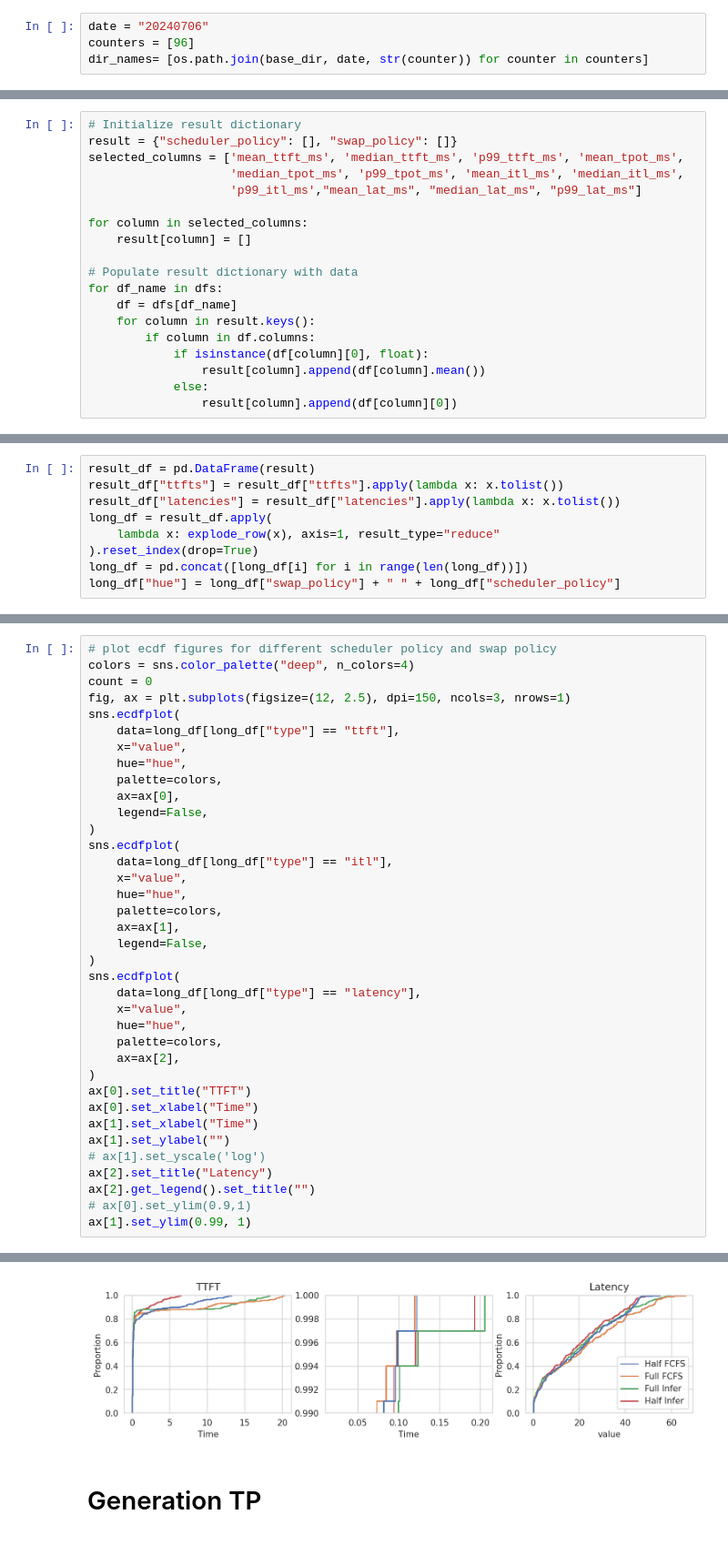
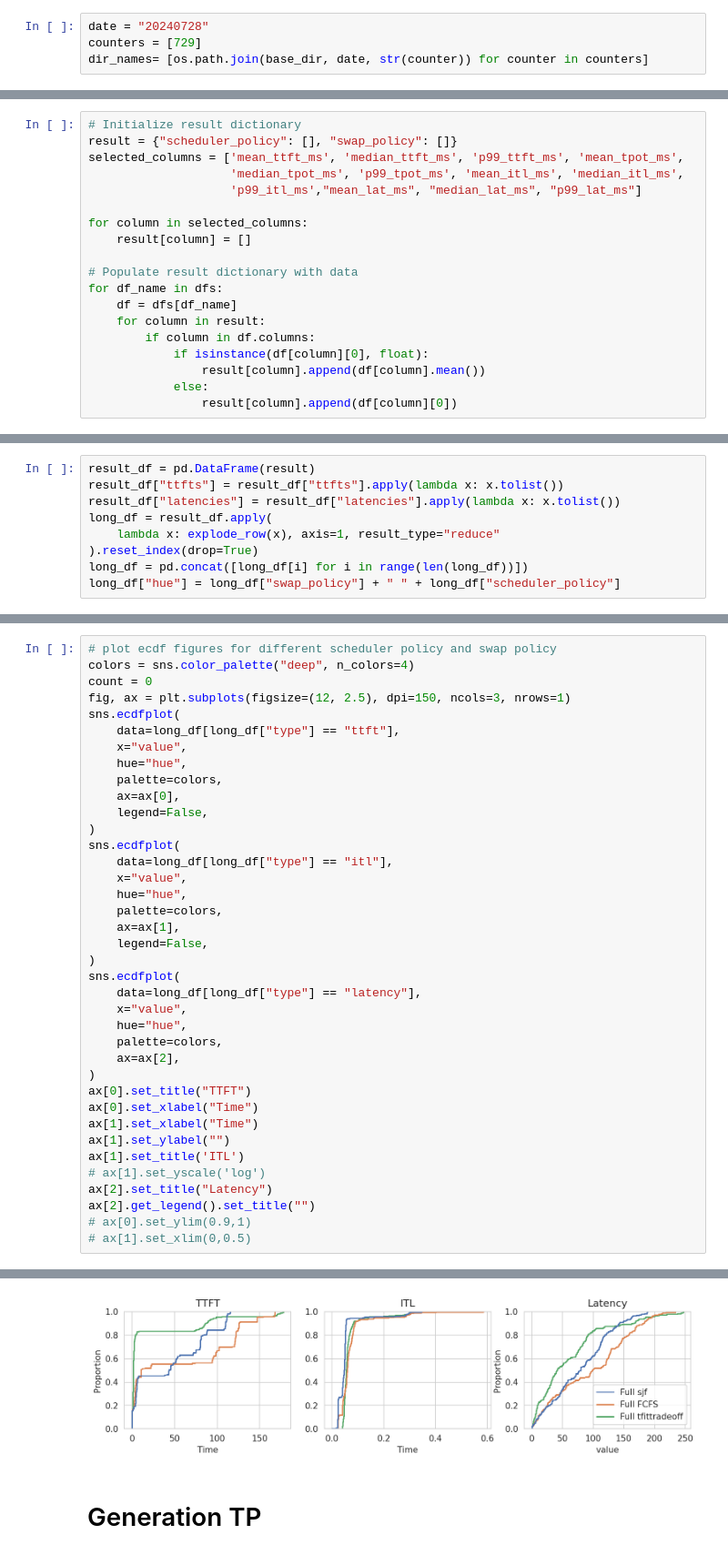
Before and after one commit to chengzhi-lu/vllm, a Jupyter notebook: benchmarks/result/analysis/result_analysis.ipynb, the cells around one changed output, grey strips where cells are left out. Shown at 91% size. Drawn from its saved outputs; the diff is of its cells as text.

```diff
--- a/benchmarks/result/analysis/result_analysis.ipynb
+++ b/benchmarks/result/analysis/result_analysis.ipynb
@@ -9,8 +9,8 @@ base_dir="/root/vllm/benchmarks/result"
 # %% [markdown]
 # E2E result
 # %%
-date = "20240706"
-counters = [96]
+date = "20240728"
+counters = [729]
 dir_names= [os.path.join(base_dir, date, str(counter)) for counter in counters]
 # %%
 dfs = {}
@@ -141,7 +127,7 @@ for column in selected_columns:
 # Populate result dictionary with data
 for df_name in dfs:
     df = dfs[df_name]
-    for column in result.keys():
+    for column in result:
         if column in df.columns:
             if isinstance(df[column][0], float):
                 result[column].append(df[column].mean())
@@ -482,9 +468,10 @@ ax[0].set_title("TTFT")
 ax[0].set_xlabel("Time")
 ax[1].set_xlabel("Time")
 ax[1].set_ylabel("")
+ax[1].set_title('ITL')
 # ax[1].set_yscale('log')
 ax[2].set_title("Latency")
 ax[2].get_legend().set_title("")
 # ax[0].set_ylim(0.9,1)
-ax[1].set_ylim(0.99, 1)
+# ax[1].set_xlim(0,0.5)
 # %% [output]
@@ -492,4 +478,4 @@ ax[1].set_ylim(0.99, 1)
-[figure, old version]
+[figure, new version]
 # %% [markdown]
 # Generation TP
 # %%
```
Also changed, not shown: parts of 9 cells of this notebook, 13 other files.
